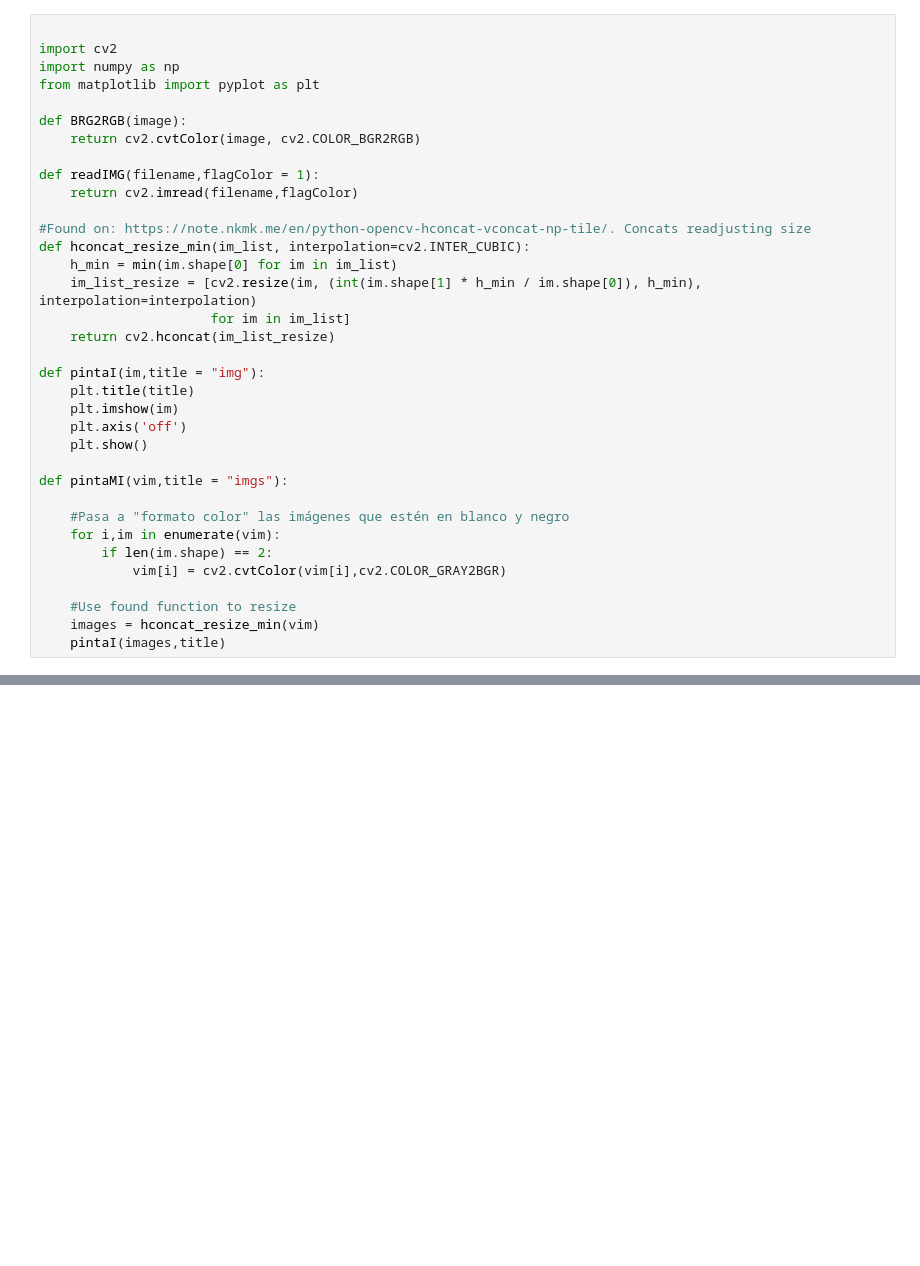
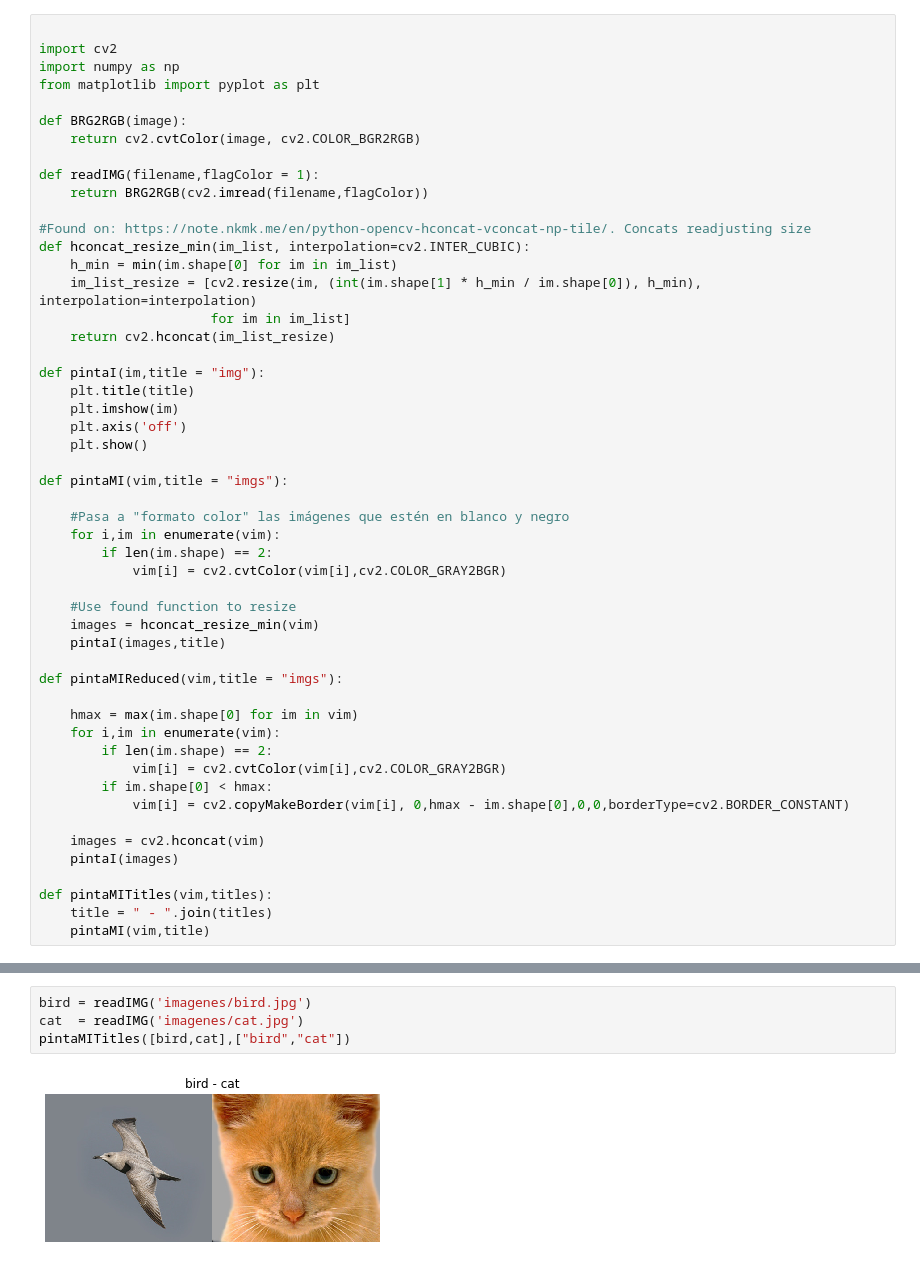
Before and after one commit to fjsaezm/VC, a Jupyter notebook: P1/p1.ipynb, the cells around one changed output, grey strips where cells are left out. Drawn from its saved outputs; the diff is of its cells as text; blank space fills up the shorter version.

```diff
--- a/P1/p1.ipynb
+++ b/P1/p1.ipynb
@@ -10,7 +10,7 @@ def BRG2RGB(image):
     return cv2.cvtColor(image, cv2.COLOR_BGR2RGB)
 
 def readIMG(filename,flagColor = 1):
-    return cv2.imread(filename,flagColor)
+    return BRG2RGB(cv2.imread(filename,flagColor))
 
 #Found on: https://note.nkmk.me/en/python-opencv-hconcat-vconcat-np-tile/. Concats readjusting size
 def hconcat_resize_min(im_list, interpolation=cv2.INTER_CUBIC):
@@ -35,3 +35,19 @@ def pintaMI(vim,title = "imgs"):
     #Use found function to resize
     images = hconcat_resize_min(vim)
     pintaI(images,title)
+
+def pintaMIReduced(vim,title = "imgs"):
+
+    hmax = max(im.shape[0] for im in vim)
+    for i,im in enumerate(vim):
+        if len(im.shape) == 2:
+            vim[i] = cv2.cvtColor(vim[i],cv2.COLOR_GRAY2BGR)
+        if im.shape[0] < hmax:
+            vim[i] = cv2.copyMakeBorder(vim[i], 0,hmax - im.shape[0],0,0,borderType=cv2.BORDER_CONSTANT)
+
+    images = cv2.hconcat(vim)
+    pintaI(images)
+
+def pintaMITitles(vim,titles):
+    title = " - ".join(titles)
+    pintaMI(vim,title)
@@ -43 +56,7 @@ pintaI(img)
+# %%
+bird = readIMG('imagenes/bird.jpg')
+cat  = readIMG('imagenes/cat.jpg')
+pintaMITitles([bird,cat],["bird","cat"])
+# %% [output]
+[figure, added]
 # %% [markdown]
```
Also changed, not shown: parts of 17 cells of this notebook.
